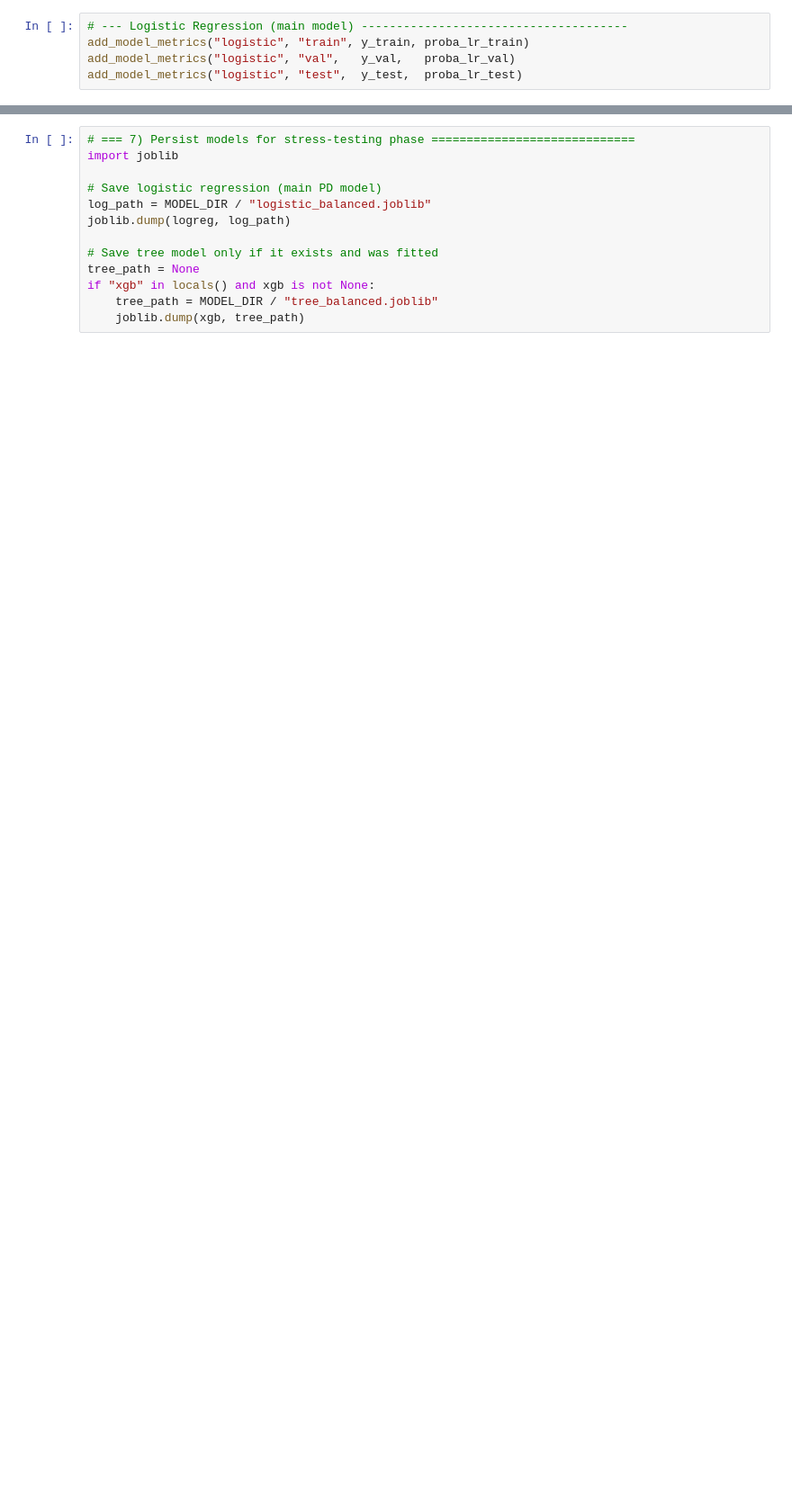
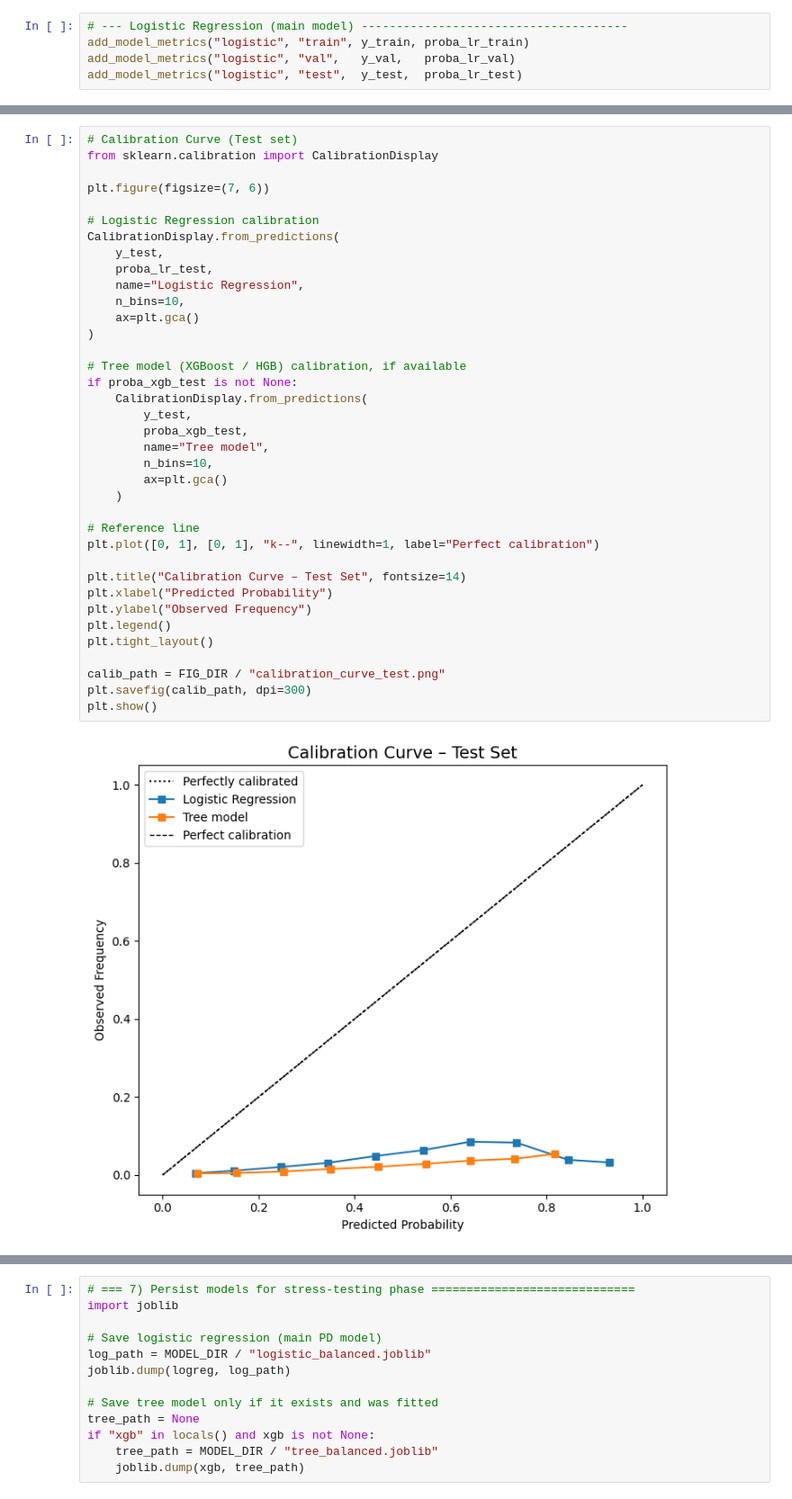
Before and after one commit to BinodTandan/Banking_Stress_Testing, a Jupyter notebook: notebooks/03_model_training.ipynb, the cells around one changed output, grey strips where cells are left out. Shown: that part at 90% size. Drawn from its saved outputs; the diff is of its cells as text; blank space fills up the shorter version.

```diff
--- a/notebooks/03_model_training.ipynb
+++ b/notebooks/03_model_training.ipynb
@@ -423,0 +419,39 @@ plt.show()
+# %%
+# Calibration Curve (Test set)
+from sklearn.calibration import CalibrationDisplay
+
+plt.figure(figsize=(7, 6))
+
+# Logistic Regression calibration
+CalibrationDisplay.from_predictions(
+    y_test,
+    proba_lr_test,
+    name="Logistic Regression",
+    n_bins=10,
+    ax=plt.gca()
+)
+
+# Tree model (XGBoost / HGB) calibration, if available
+if proba_xgb_test is not None:
+    CalibrationDisplay.from_predictions(
+        y_test,
+        proba_xgb_test,
+        name="Tree model",
+        n_bins=10,
+        ax=plt.gca()
+    )
+
+# Reference line
+plt.plot([0, 1], [0, 1], "k--", linewidth=1, label="Perfect calibration")
+
+plt.title("Calibration Curve – Test Set", fontsize=14)
+plt.xlabel("Predicted Probability")
+plt.ylabel("Observed Frequency")
+plt.legend()
+plt.tight_layout()
+
+calib_path = FIG_DIR / "calibration_curve_test.png"
+plt.savefig(calib_path, dpi=300)
+plt.show()
+# %% [output]
+[figure, added]
```
Also changed, not shown: parts of 6 cells of this notebook.
